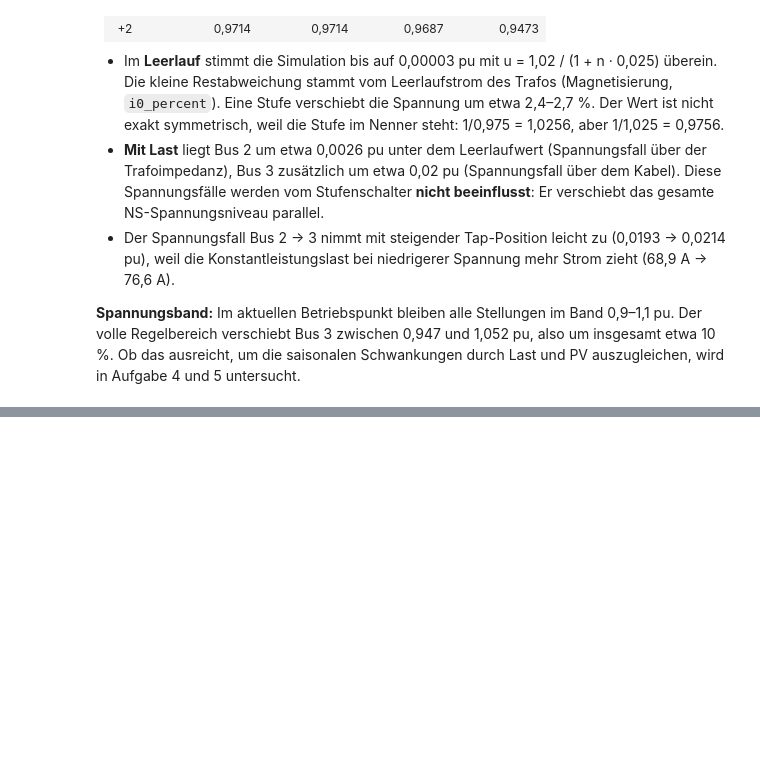
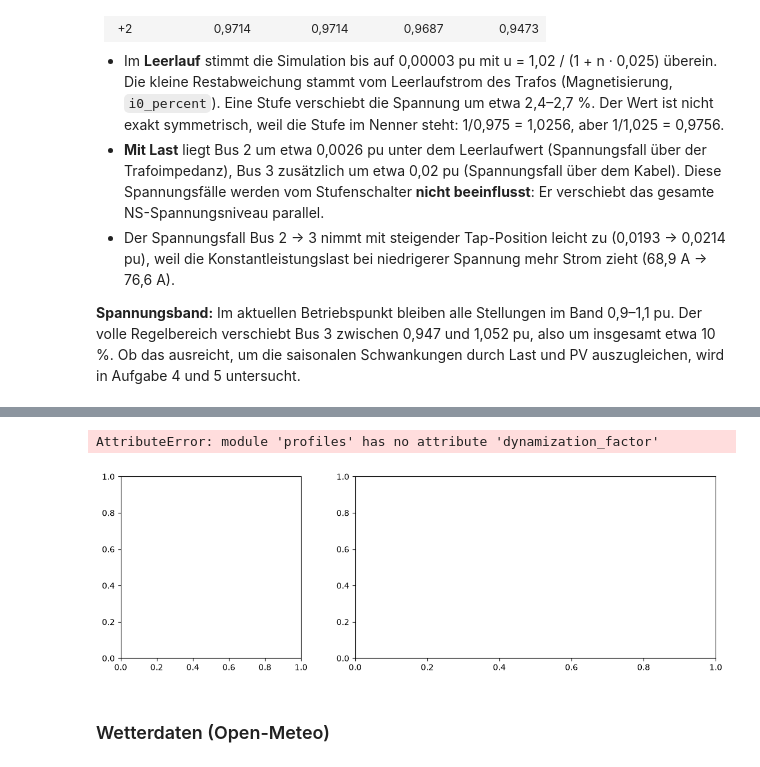
Before and after one commit to RoyalKnighter/SmartGrids, a Jupyter notebook: task2/Task2.ipynb, the cells around one changed output, grey strips where cells are left out. Saved outputs shown, nothing was run; the diff lists cells and outputs as text; code cells hidden in the pictures; blank space fills up the shorter version.

Commit message:
Lastprofile

```diff
--- a/task2/Task2.ipynb
+++ b/task2/Task2.ipynb
@@ -34,6 +35,14 @@ Die Dateien enthalten je Monat und Tagtyp (WT, SA, FT) 96 Viertelstundenwerte in
 # %%
 PROFILES = pr.load_profiles("data")
 
-for profil, df in PROFILES.items():
-    print(f"{profil.label}: {df.shape[0]} Viertelstunden × {df.shape[1]} Spalten (Monat, Tagtyp)")
+weather_file = wt.DATA_DIR / f"weather_weeks_{wt.YEAR}.csv"
+if not weather_file.exists():
+    wt.build_weather_weeks()          # Abruf über die API, benötigt Internet
+WEATHER = wt.load_weather_weeks()     # {Month: DataFrame mit 168 Stunden}
+
+# Montag 00:00 jeder Wetterwoche: Last- und Wetterwochen erhalten dieselben Zeitstempel
+WEEK_STARTS = {month: df.index[0] for month, df in WEATHER.items()}
+
+print(f"Lastprofil: {PROFILES[Lastprofil.HAUSHALT].shape[0]} Viertelstunden × {PROFILES[Lastprofil.HAUSHALT].shape[1]} Spalten")
+print(f"Wetter:     {len(WEATHER)} Wochen × {len(next(iter(WEATHER.values())))} Stunden")
 # %% [output]
@@ -330,0 +339,19 @@ Freq: 15min, Name: H25 – Haushalt [MW], dtype: float64
+# %%
+fig, axes = plt.subplots(1, 2, figsize=(13, 4), gridspec_kw={"width_ratios": [1, 2]})
+
+t = np.arange(1, 366)
+axes[0].plot(t, pr.dynamization_factor(t))
+axes[0].set_title("Dynamisierungsfaktor F(t)")
+axes[0].set_xlabel("Tag des Jahres t [d]")
+axes[0].set_ylabel("F(t) [–]")
+axes[0].grid(True, alpha=0.4)
+
+pr.plot_week(PROFILES, Lastprofil.HAUSHALT,
+             months=[Month.JANUARY, Month.APRIL, Month.JULY, Month.OCTOBER],
+             annual_kwh=3500, starts=WEEK_STARTS, resolution="1h", ax=axes[1])
+axes[1].set_title("H25, Haushalt mit 3.500 kWh/a – typische Wochen (stündlich, dynamisiert)")
+fig.tight_layout()
+plt.show()
+# %% [output]
+AttributeError: module 'profiles' has no attribute 'dynamization_factor'
+[figure, added]
@@ -330,0 +361,2 @@ Freq: 15min, Name: H25 – Haushalt [MW], dtype: float64
+# %% [markdown]
+### Wetterdaten (Open-Meteo)
```
Also changed, not shown: parts of 29 cells of this notebook, 2 other files.
